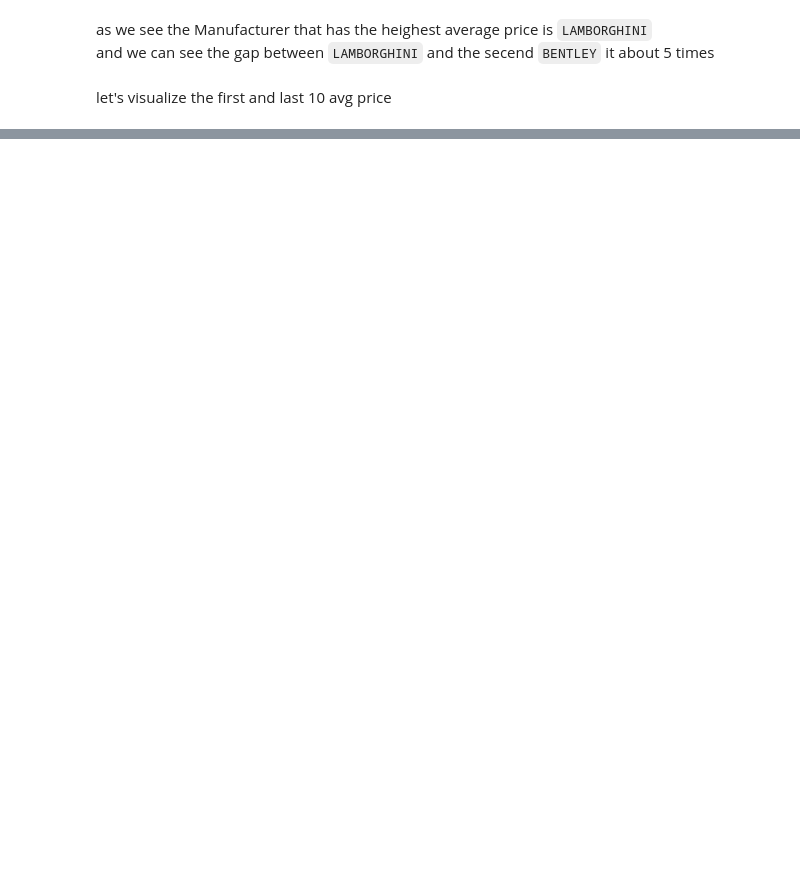
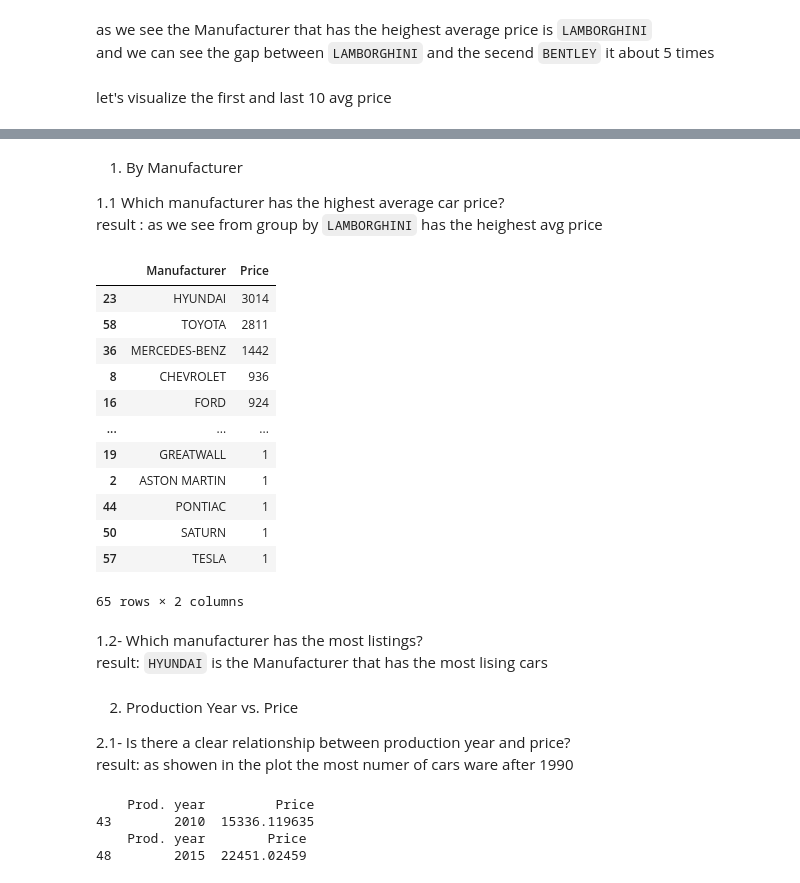
Before and after one commit to ahmeddiab1234/IEEE-CS--Amabsseador-AI-25, a Jupyter notebook: Final_Project/notebook.ipynb, the cells around one changed output, grey strips where cells are left out. Saved outputs shown, nothing was run; the diff lists cells and outputs as text; code cells hidden in the pictures; blank space fills up the shorter version.

```diff
--- a/Final_Project/notebook.ipynb
+++ b/Final_Project/notebook.ipynb
@@ -274,0 +485,40 @@ plt.show()
+# %% [markdown]
+1. By Manufacturer
+
+1.1 Which manufacturer has the highest average car price?
+result : as we see from group by `LAMBORGHINI` has the heighest avg price
+# %%
+cnt_price_by_manufacturer = car_sales.groupby(['Manufacturer'])['Price'].count().reset_index()
+cnt_price_by_manufacturer=cnt_price_by_manufacturer.sort_values(by='Price',ascending=False)
+cnt_price_by_manufacturer
+# %% [output]
+|  | Manufacturer | Price |
+| 23 | HYUNDAI | 3014 |
+| 58 | TOYOTA | 2811 |
+| 36 | MERCEDES-BENZ | 1442 |
+| 8 | CHEVROLET | 936 |
+| 16 | FORD | 924 |
+| ... | ... | ... |
+| 19 | GREATWALL | 1 |
+| 2 | ASTON MARTIN | 1 |
+| 44 | PONTIAC | 1 |
+| 50 | SATURN | 1 |
+| 57 | TESLA | 1 |
+65 rows × 2 columns
+# %% [markdown]
+1.2- Which manufacturer has the most listings?
+result: `HYUNDAI` is the Manufacturer that has the most lising cars
+# %% [markdown]
+2. Production Year vs. Price
+
+2.1- Is there a clear relationship between production year and price?
+result: as showen in the plot the most numer of cars ware after 1990
+# %%
+cnt_price_by_year = car_sales.groupby(['Prod. year'])['Price'].mean().reset_index()
+print(cnt_price_by_year[cnt_price_by_year['Prod. year']==2010])
+print(cnt_price_by_year[cnt_price_by_year['Prod. year']==2015])
+# %% [output]
+    Prod. year         Price
+43        2010  15336.119635
+    Prod. year        Price
+48        2015  22451.02459
```
Also changed, not shown: parts of 45 cells of this notebook, 1 other file.
